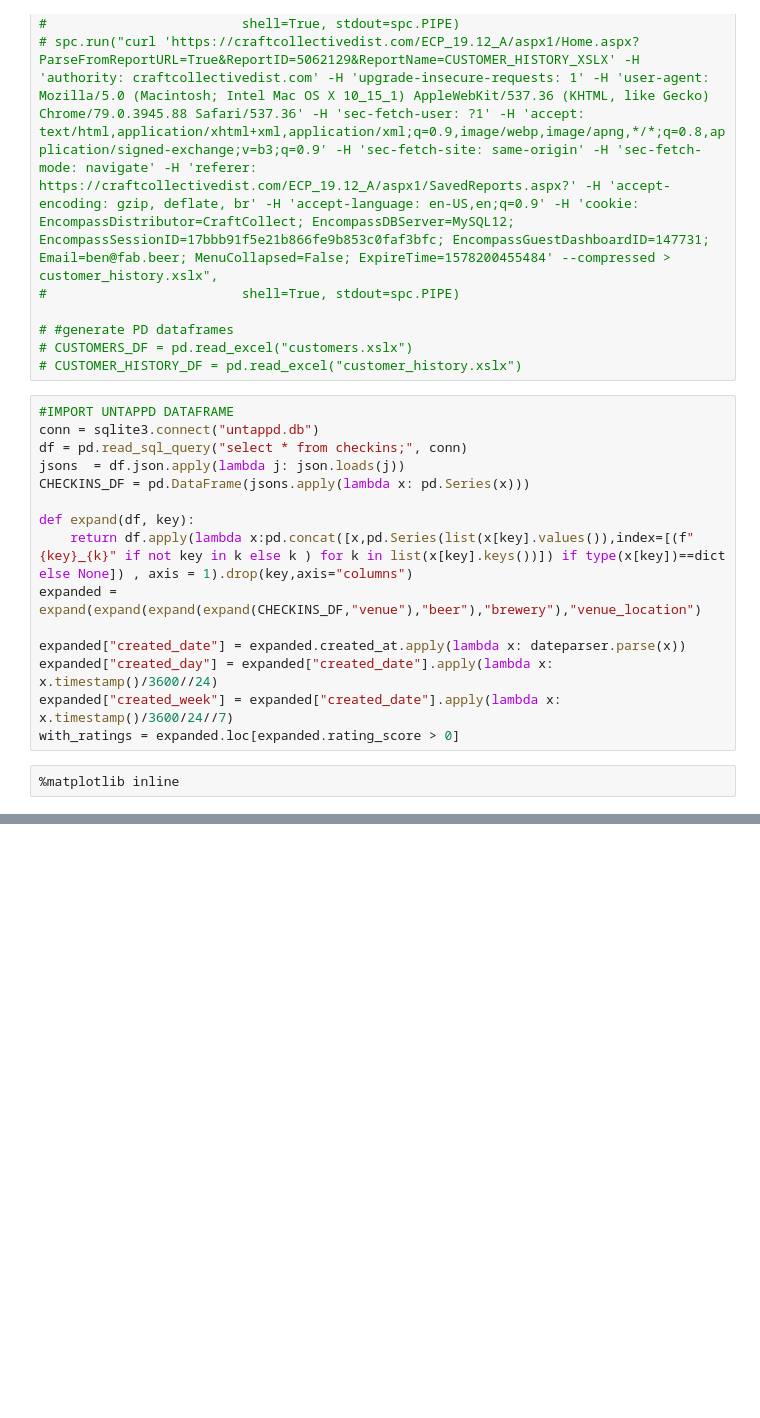
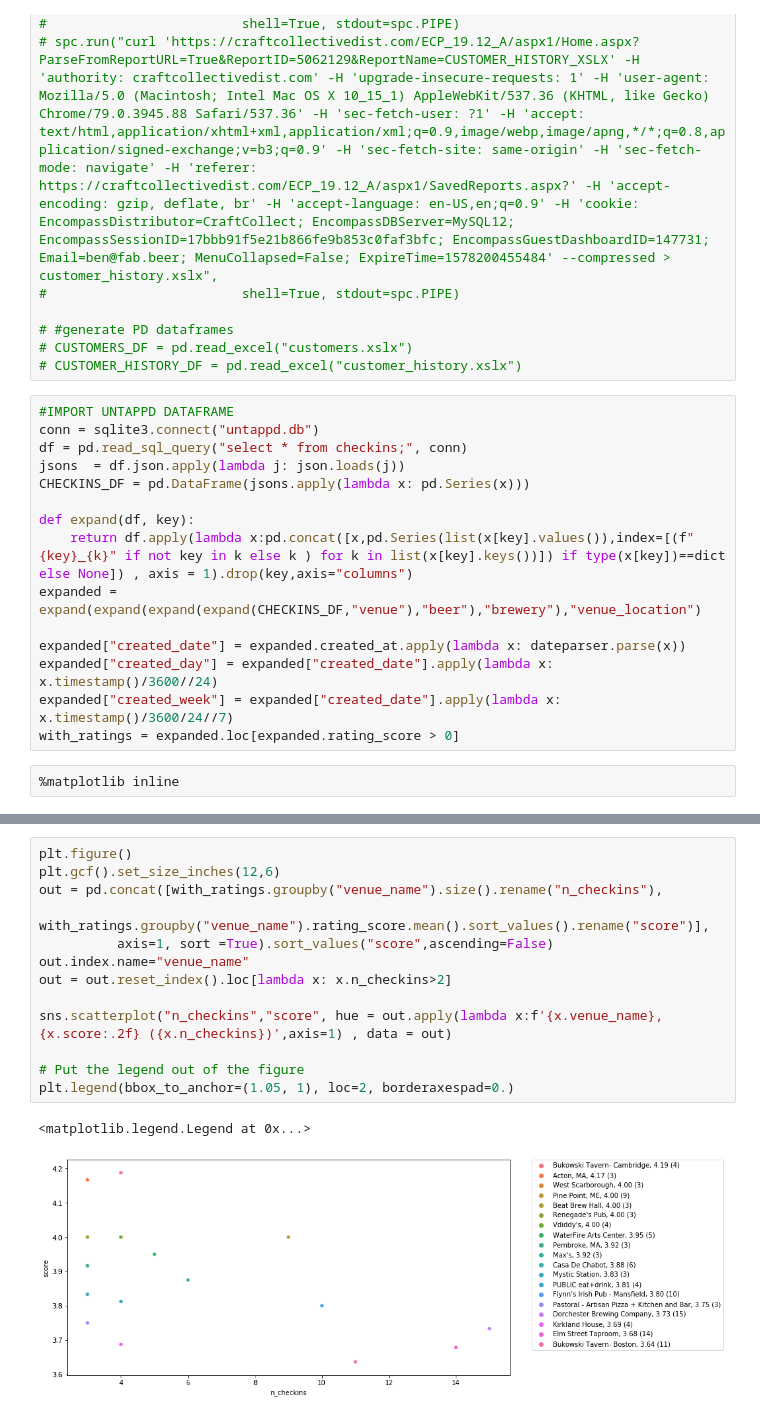
Before and after one commit to fab-rems/fab-beer.github.io, a Jupyter notebook: _scripts/Untappd Analysis.ipynb, the cells around one changed output, grey strips where cells are left out. Drawn from its saved outputs; the diff is of its cells as text; blank space fills up the shorter version.

```diff
--- a/_scripts/Untappd Analysis.ipynb
+++ b/_scripts/Untappd Analysis.ipynb
@@ -44,3 +60,19 @@ sns.lineplot(x = with_ratings.created_week*7+3.5, y="rating_score", data = with_
+# %%
+plt.figure()
+plt.gcf().set_size_inches(12,6)
+out = pd.concat([with_ratings.groupby("venue_name").size().rename("n_checkins"),
+           with_ratings.groupby("venue_name").rating_score.mean().sort_values().rename("score")],
+          axis=1, sort =True).sort_values("score",ascending=False)
+out.index.name="venue_name"
+out = out.reset_index().loc[lambda x: x.n_checkins>2]
+
+sns.scatterplot("n_checkins","score", hue = out.apply(lambda x:f'{x.venue_name}, {x.score:.2f} ({x.n_checkins})',axis=1) , data = out)
+
+# Put the legend out of the figure
+plt.legend(bbox_to_anchor=(1.05, 1), loc=2, borderaxespad=0.)
+# %% [output]
+<matplotlib.legend.Legend at 0x...>
+[figure, added]
 # %%
 f,subs = plt.subplots(1,2)
 f.set_size_inches(16,8)
```
Also changed, not shown: parts of 4 cells of this notebook, 19 other files.
